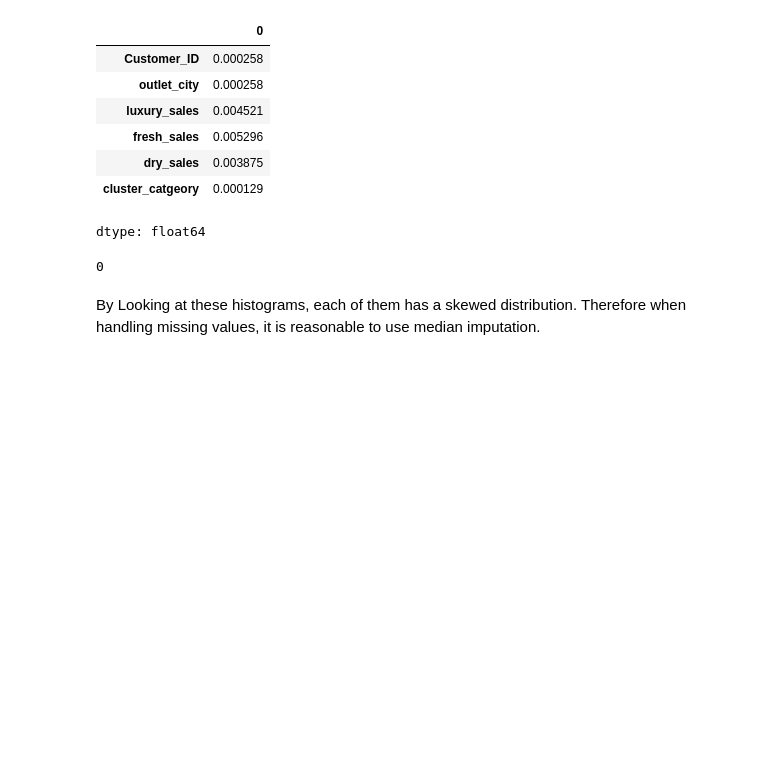
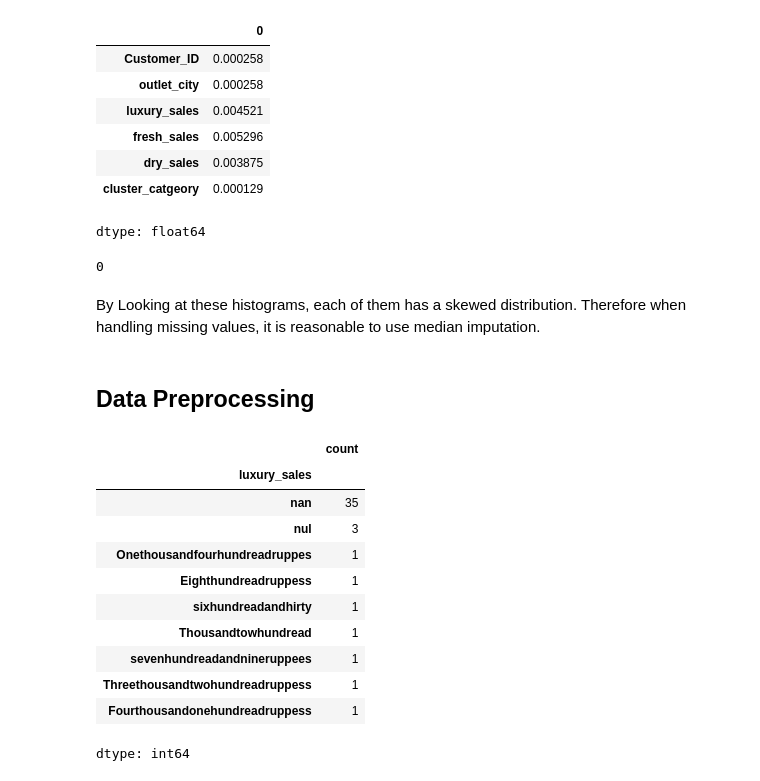
Before and after one commit to InsightMart/DSPL_project, a Jupyter notebook: Train_EDA.ipynb, the cells around one changed output. Cells and saved outputs as stored; diff of their text form; code cells hidden in the pictures; blank space fills up the shorter version.

```diff
--- a/Train_EDA.ipynb
+++ b/Train_EDA.ipynb
@@ -126,3 +126,5 @@ for col in Numerical_columns:
   col.show()
 # %% [markdown]
 By Looking at these histograms, each of them has a skewed distribution. Therefore when handling missing values, it is reasonable to use median imputation.
+# %% [markdown]
+## Data Preprocessing
@@ -128,0 +140,19 @@ By Looking at these histograms, each of them has a skewed distribution. Therefor
+# %%
+import re
+
+# Extract rows where the 'luxury_sales' column contains strings
+strings_in_luxury_sales = df['luxury_sales'][df['luxury_sales'].apply(lambda x: bool(re.match(r'[a-zA-Z]', str(x))))]
+strings_in_luxury_sales.value_counts()
+# %% [output]
+|  | count |
+| luxury_sales |  |
+| nan | 35 |
+| nul | 3 |
+| Onethousandfourhundreadruppes | 1 |
+| Eighthundreadruppess | 1 |
+| sixhundreadandhirty | 1 |
+| Thousandtowhundread | 1 |
+| sevenhundreadandnineruppees | 1 |
+| Threethousandtwohundreadruppess | 1 |
+| Fourthousandonehundreadruppess | 1 |
+dtype: int64
```
Also changed, not shown: parts of 24 cells of this notebook.
